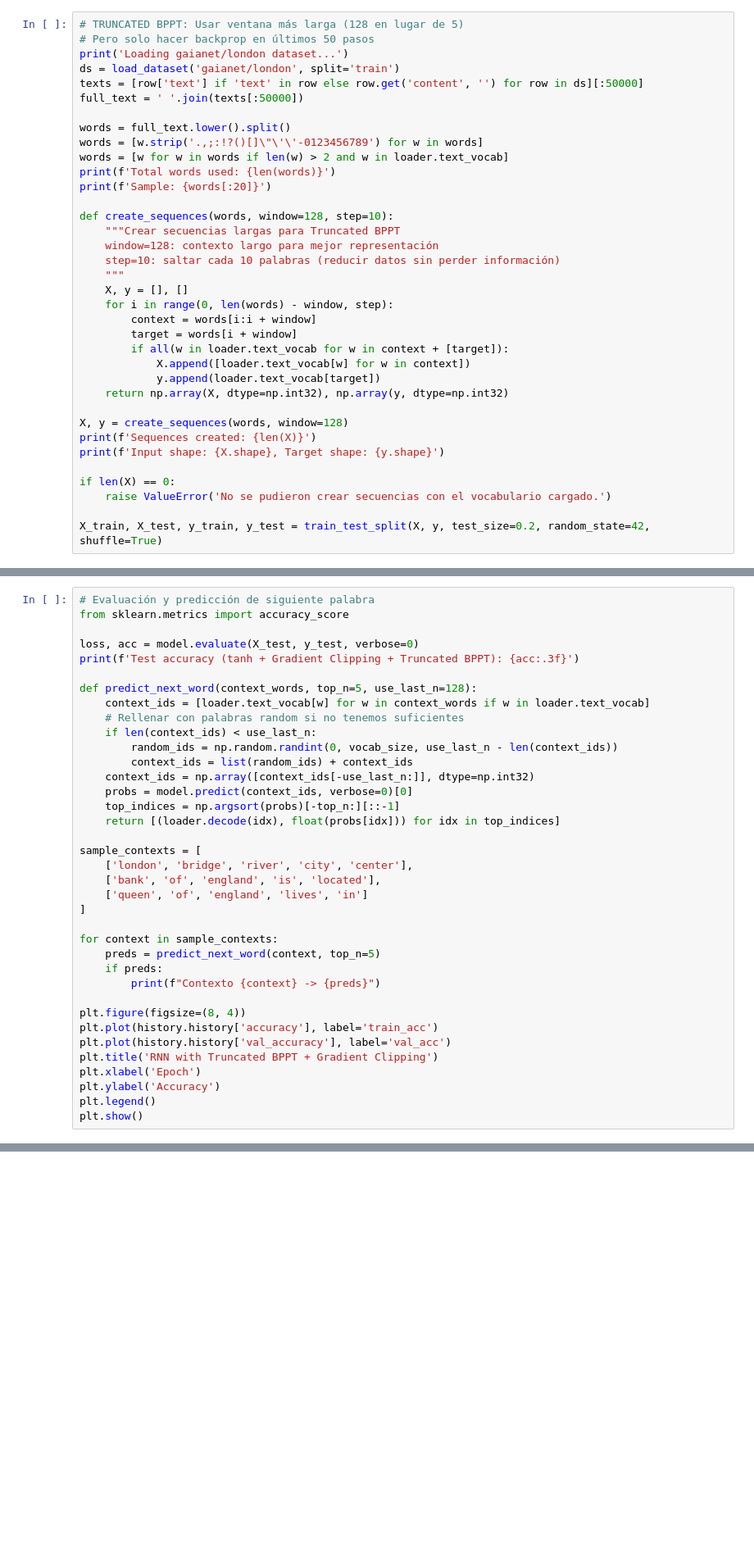
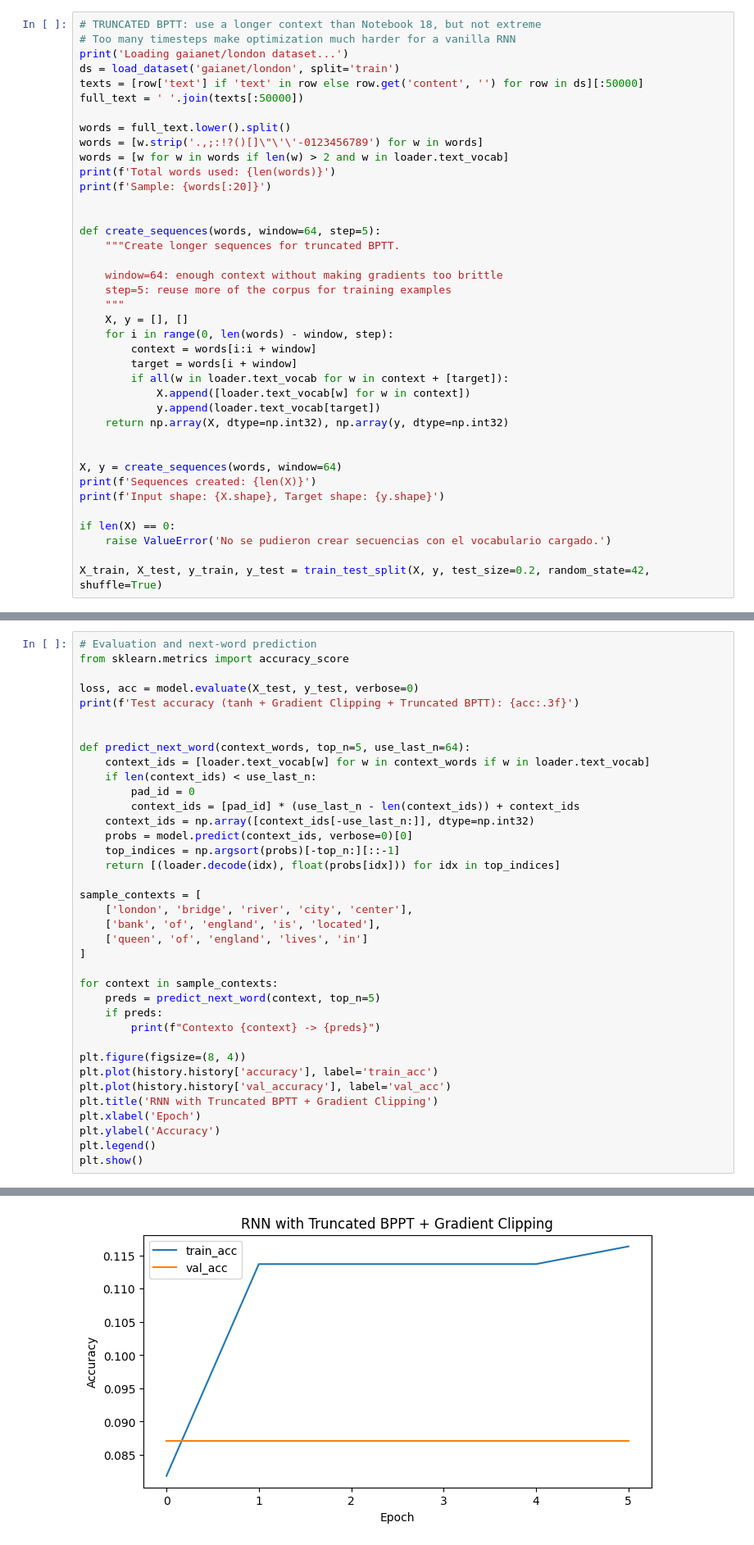
Before and after one commit to eanorambuena/learning-ai, a Jupyter notebook: notebooks/19_word2vec_rnn_gradient_clipping.ipynb, the cells around one changed output, grey strips where cells are left out. Shown at 82% size. Drawn from its saved outputs; the diff is of its cells as text; blank space fills up the shorter version.

Commit message:
fix(notebooks): reduce sequence length for truncated bptt

```diff
--- a/notebooks/19_word2vec_rnn_gradient_clipping.ipynb
+++ b/notebooks/19_word2vec_rnn_gradient_clipping.ipynb
@@ -59,6 +64,6 @@ loader = Word2VecLoader()
 # %%
-# TRUNCATED BPPT: Usar ventana más larga (128 en lugar de 5)
-# Pero solo hacer backprop en últimos 50 pasos
+# TRUNCATED BPTT: use a longer context than Notebook 18, but not extreme
+# Too many timesteps make optimization much harder for a vanilla RNN
 print('Loading gaianet/london dataset...')
 ds = load_dataset('gaianet/london', split='train')
 texts = [row['text'] if 'text' in row else row.get('content', '') for row in ds][:50000]
@@ -70,10 +75,12 @@ words = [w for w in words if len(w) > 2 and w in loader.text_vocab]
 print(f'Total words used: {len(words)}')
 print(f'Sample: {words[:20]}')
 
-def create_sequences(words, window=128, step=10):
-    """Crear secuencias largas para Truncated BPPT
-    window=128: contexto largo para mejor representación
-    step=10: saltar cada 10 palabras (reducir datos sin perder información)
+
+def create_sequences(words, window=64, step=5):
+    """Create longer sequences for truncated BPTT.
+
+    window=64: enough context without making gradients too brittle
+    step=5: reuse more of the corpus for training examples
     """
     X, y = [], []
     for i in range(0, len(words) - window, step):
@@ -84,7 +91,8 @@ def create_sequences(words, window=128, step=10):
             y.append(loader.text_vocab[target])
     return np.array(X, dtype=np.int32), np.array(y, dtype=np.int32)
 
-X, y = create_sequences(words, window=128)
+
+X, y = create_sequences(words, window=64)
 print(f'Sequences created: {len(X)}')
 print(f'Input shape: {X.shape}, Target shape: {y.shape}')
 
@@ -165,16 +196,16 @@ history = model.fit(train_ds, validation_data=val_ds, epochs=100, verbose=1, cal
 # %%
-# Evaluación y predicción de siguiente palabra
+# Evaluation and next-word prediction
 from sklearn.metrics import accuracy_score
 
 loss, acc = model.evaluate(X_test, y_test, verbose=0)
-print(f'Test accuracy (tanh + Gradient Clipping + Truncated BPPT): {acc:.3f}')
+print(f'Test accuracy (tanh + Gradient Clipping + Truncated BPTT): {acc:.3f}')
 
-def predict_next_word(context_words, top_n=5, use_last_n=128):
+
+def predict_next_word(context_words, top_n=5, use_last_n=64):
     context_ids = [loader.text_vocab[w] for w in context_words if w in loader.text_vocab]
-    # Rellenar con palabras random si no tenemos suficientes
     if len(context_ids) < use_last_n:
-        random_ids = np.random.randint(0, vocab_size, use_last_n - len(context_ids))
-        context_ids = list(random_ids) + context_ids
+        pad_id = 0
+        context_ids = [pad_id] * (use_last_n - len(context_ids)) + context_ids
     context_ids = np.array([context_ids[-use_last_n:]], dtype=np.int32)
     probs = model.predict(context_ids, verbose=0)[0]
     top_indices = np.argsort(probs)[-top_n:][::-1]
@@ -194,8 +225,9 @@ for context in sample_contexts:
 plt.figure(figsize=(8, 4))
 plt.plot(history.history['accuracy'], label='train_acc')
 plt.plot(history.history['val_accuracy'], label='val_acc')
-plt.title('RNN with Truncated BPPT + Gradient Clipping')
+plt.title('RNN with Truncated BPTT + Gradient Clipping')
 plt.xlabel('Epoch')
 plt.ylabel('Accuracy')
 plt.legend()
 plt.show()
+# %% [output]
@@ -202 +238,2 @@ plt.show()
+[figure, added]
 # %%
```
Also changed, not shown: parts of 7 cells of this notebook.
